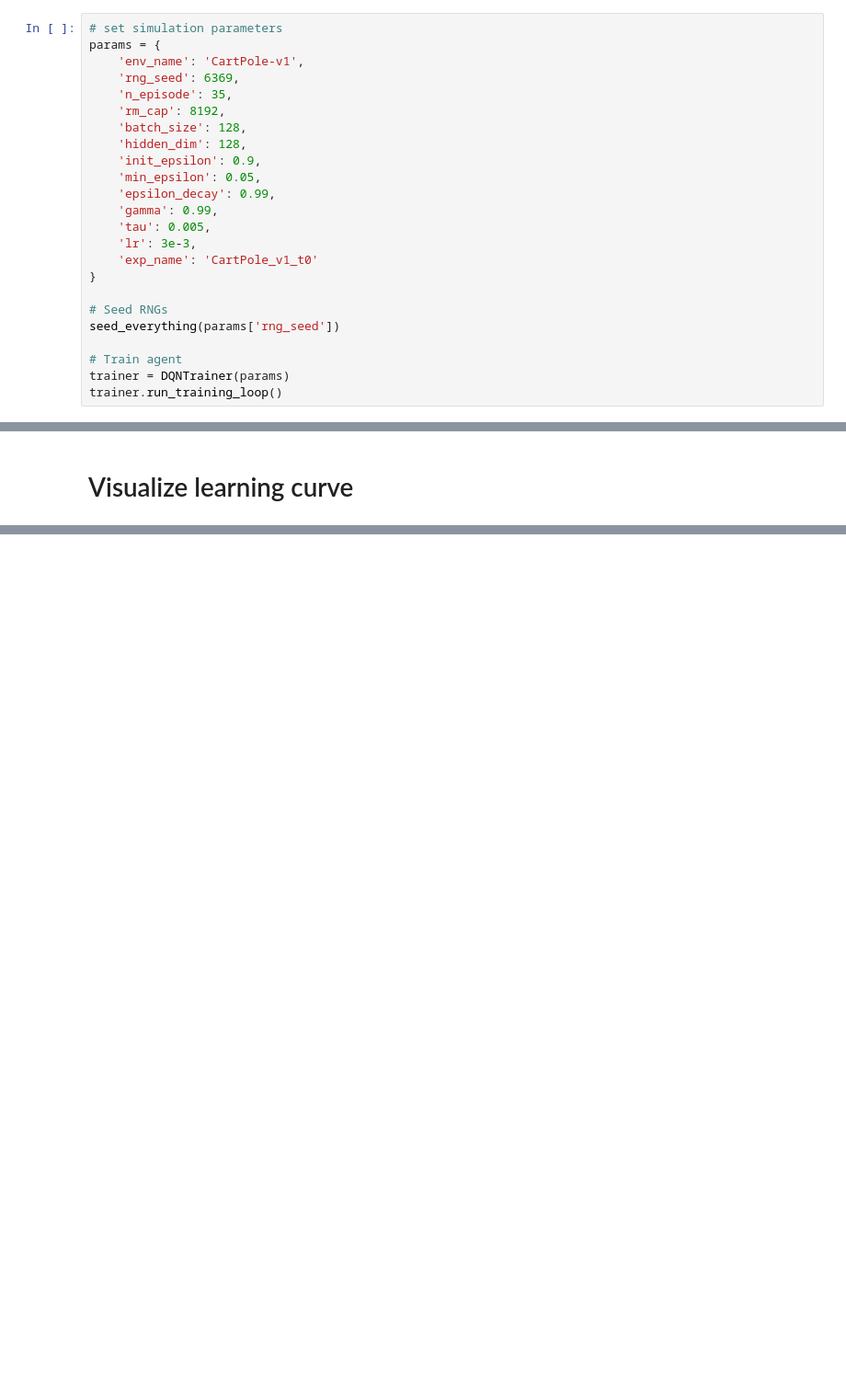
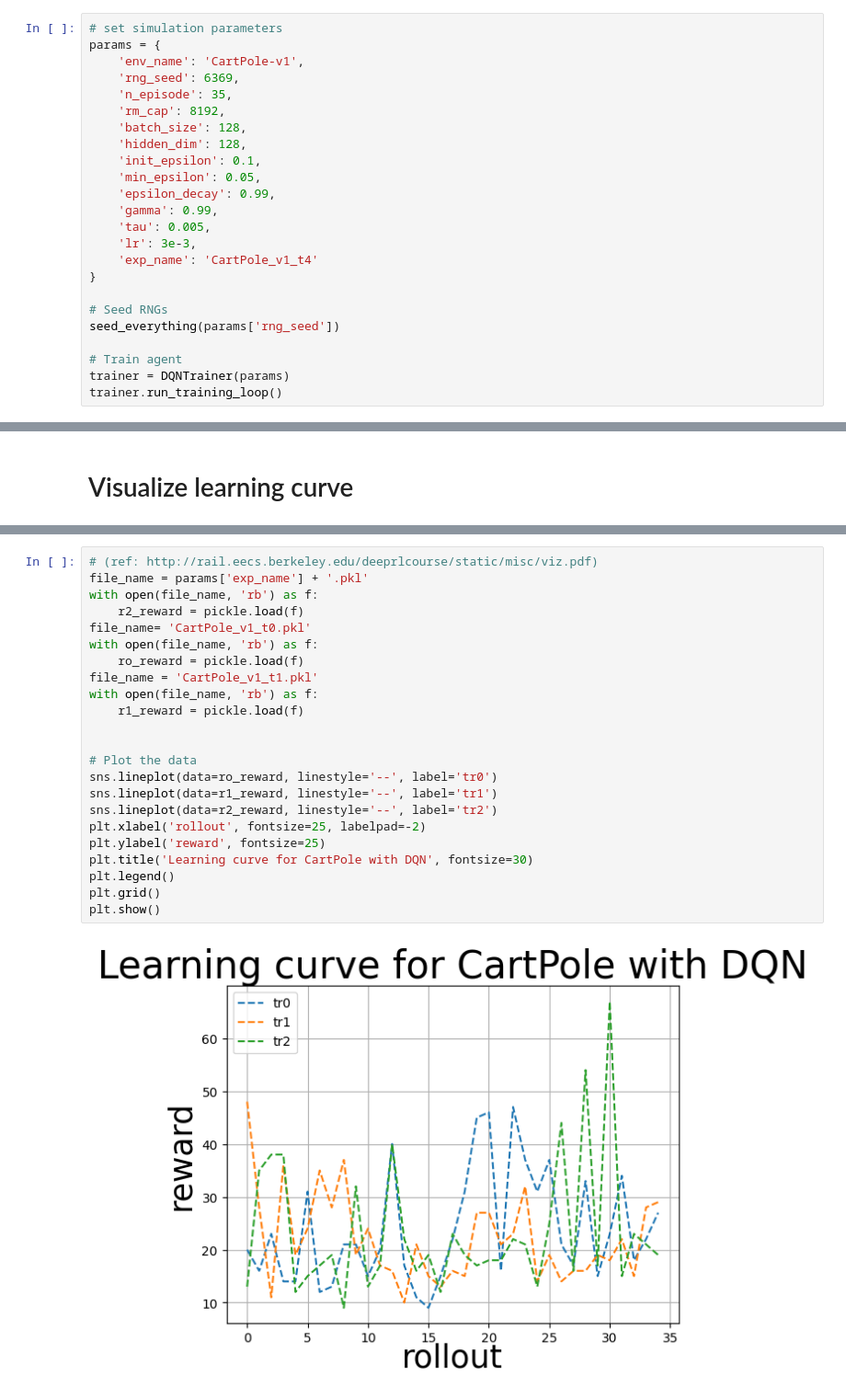
Before and after one commit to gauravnale/Cartpole-and-Lunar-Lander-using-Actor-Critic-and-DQN, a Jupyter notebook: cse6369_spring2023_hw2_dqn.ipynb, the cells around one changed output, grey strips where cells are left out. Shown at 92% size. Saved outputs shown, nothing was run; the diff lists cells and outputs as text; blank space fills up the shorter version.

```diff
--- a/cse6369_spring2023_hw2_dqn.ipynb
+++ b/cse6369_spring2023_hw2_dqn.ipynb
@@ -41,13 +56,13 @@ params = {
     'rm_cap': 8192,
     'batch_size': 128,
     'hidden_dim': 128,
-    'init_epsilon': 0.9,
+    'init_epsilon': 0.1,
     'min_epsilon': 0.05,
     'epsilon_decay': 0.99,
     'gamma': 0.99,
     'tau': 0.005,
     'lr': 3e-3,
-    'exp_name': 'CartPole_v1_t0'
+    'exp_name': 'CartPole_v1_t4'
 }
 
 # Seed RNGs
@@ -83,0 +129,25 @@ plt.show()
+# %%
+# (ref: http://rail.eecs.berkeley.edu/deeprlcourse/static/misc/viz.pdf)
+file_name = params['exp_name'] + '.pkl'
+with open(file_name, 'rb') as f:
+    r2_reward = pickle.load(f)
+file_name= 'CartPole_v1_t0.pkl'
+with open(file_name, 'rb') as f:
+    ro_reward = pickle.load(f)
+file_name = 'CartPole_v1_t1.pkl'
+with open(file_name, 'rb') as f:
+    r1_reward = pickle.load(f)
+
+
+# Plot the data
+sns.lineplot(data=ro_reward, linestyle='--', label='tr0')
+sns.lineplot(data=r1_reward, linestyle='--', label='tr1')
+sns.lineplot(data=r2_reward, linestyle='--', label='tr2')
+plt.xlabel('rollout', fontsize=25, labelpad=-2)
+plt.ylabel('reward', fontsize=25)
+plt.title('Learning curve for CartPole with DQN', fontsize=30)
+plt.legend()
+plt.grid()
+plt.show()
+# %% [output]
+[figure, added]
```
Also changed, not shown: parts of 8 cells of this notebook, 3 other files.
